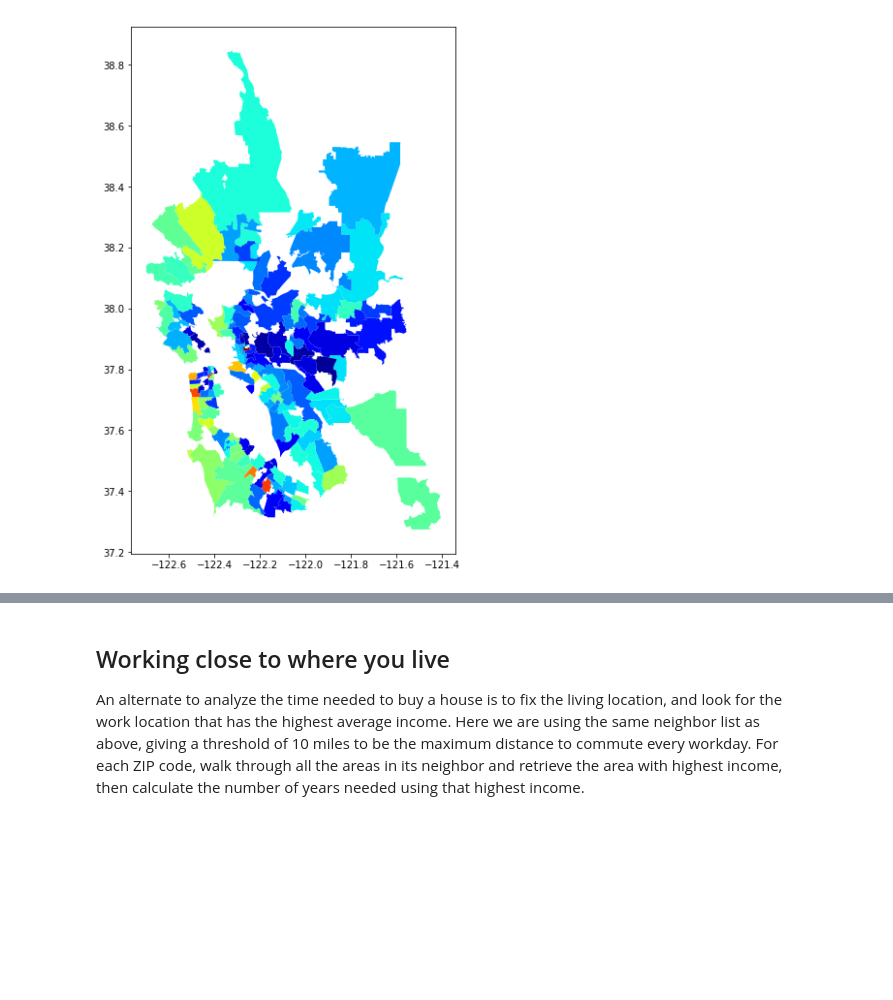
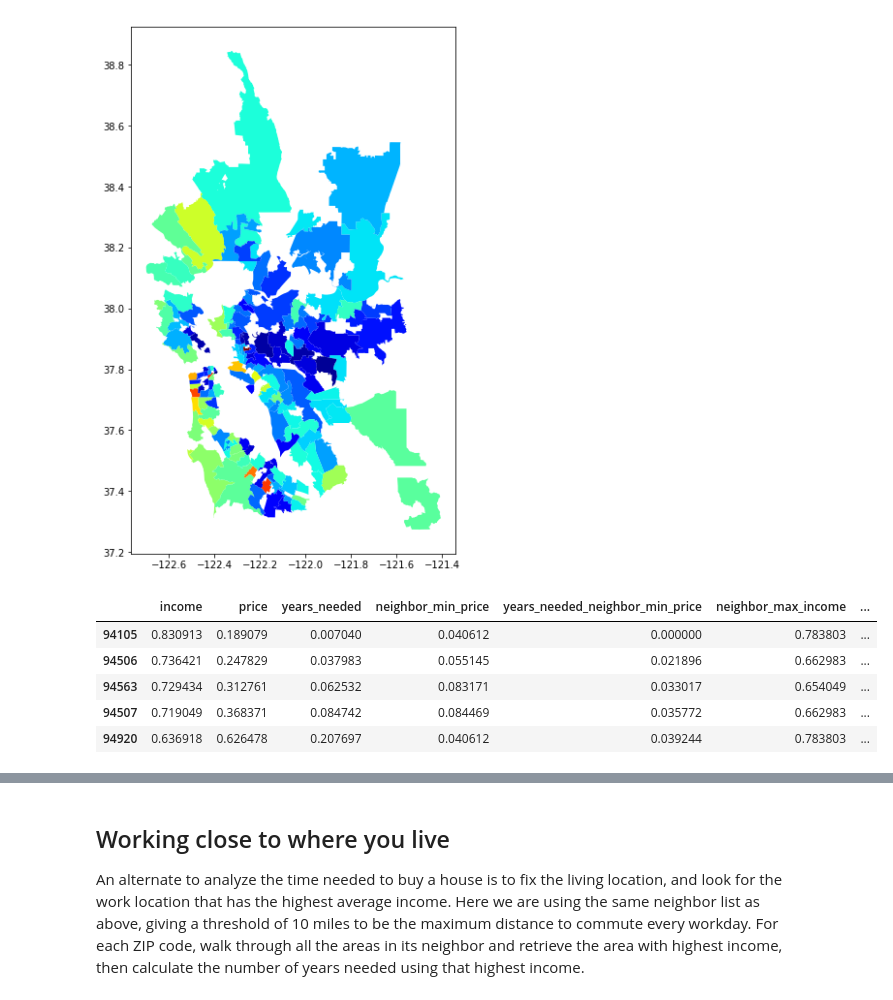
Before and after one commit to heronyang/house-price-vs-income, a Jupyter notebook: Income v.s. House Price.ipynb, the cells around one changed output, grey strips where cells are left out. Drawn from its saved outputs; the diff is of its cells as text; code cells hidden in the pictures; blank space fills up the shorter version.

```diff
--- a/Income v.s. House Price.ipynb
+++ b/Income v.s. House Price.ipynb
@@ -528,0 +527,10 @@ plot_shapes(filtered_shape_records, normalized_df, "years_needed_neighbor_min_pr
+# %%
+sorted_df = normalized_df.sort_values("years_needed_neighbor_min_price")
+sorted_df.head()
+# %% [output]
+|  | income | price | years_needed | neighbor_min_price | years_needed_neighbor_min_price | neighbor_max_income | ... |
+| 94105 | 0.830913 | 0.189079 | 0.007040 | 0.040612 | 0.000000 | 0.783803 | ... |
+| 94506 | 0.736421 | 0.247829 | 0.037983 | 0.055145 | 0.021896 | 0.662983 | ... |
+| 94563 | 0.729434 | 0.312761 | 0.062532 | 0.083171 | 0.033017 | 0.654049 | ... |
+| 94507 | 0.719049 | 0.368371 | 0.084742 | 0.084469 | 0.035772 | 0.662983 | ... |
+| 94920 | 0.636918 | 0.626478 | 0.207697 | 0.040612 | 0.039244 | 0.783803 | ... |
```
Also changed, not shown: parts of 10 cells of this notebook.
